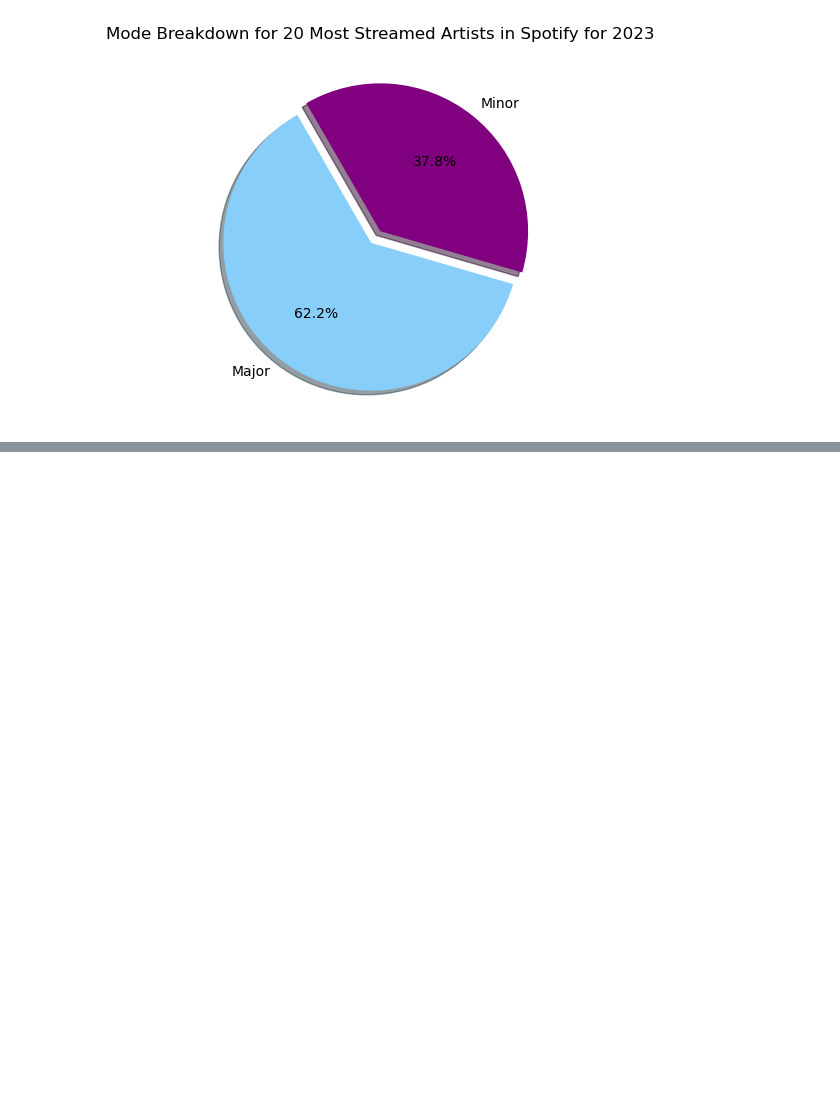
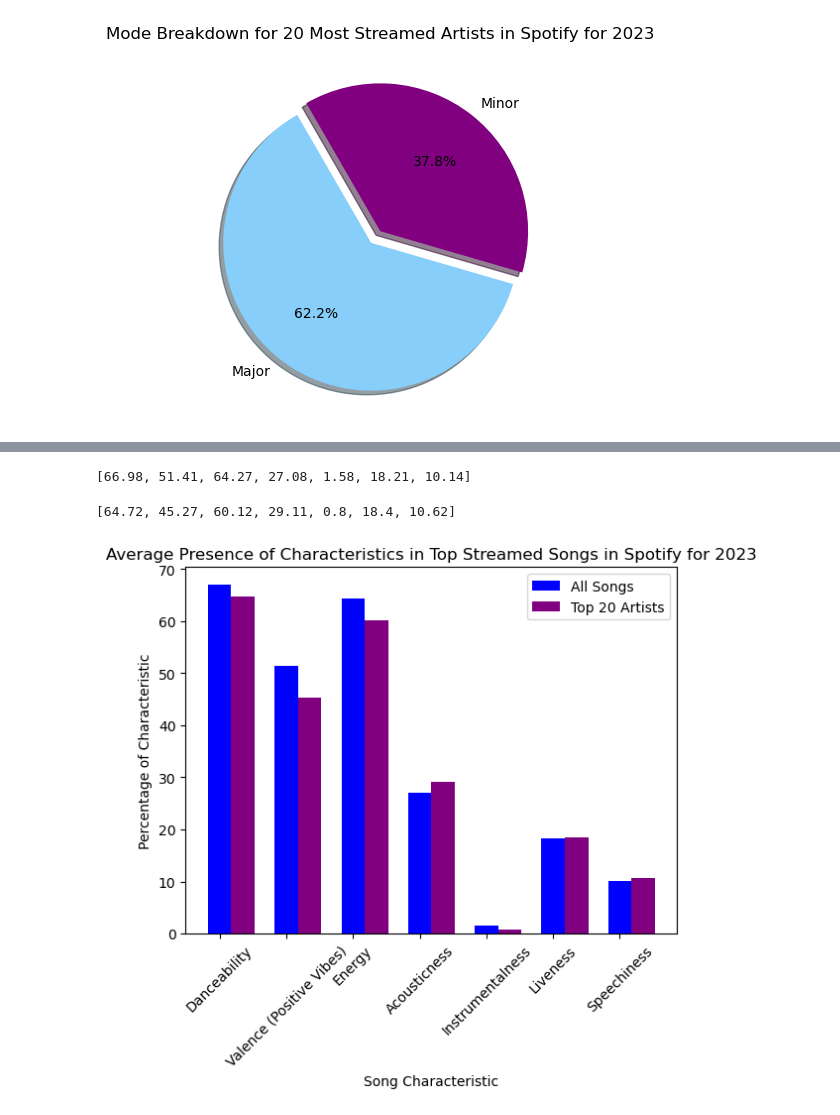
Before and after one commit to d6kramer/project-1-group-08, a Jupyter notebook: starter_notebook.ipynb, the cells around one changed output, grey strips where cells are left out. Saved outputs shown, nothing was run; the diff lists cells and outputs as text; code cells hidden in the pictures; blank space fills up the shorter version.

Commit message:
characteristics bar graphs added

```diff
--- a/starter_notebook.ipynb
+++ b/starter_notebook.ipynb
@@ -395,8 +461,43 @@ qualities_df["mode"].value_counts()
 # %%
-qualities_df["key"].value_counts()
+all_chars = []
+all_chars.append(round(qualities_df["danceability_%"].mean(), 2))
+all_chars.append(round(qualities_df["valence_%"].mean(), 2))
+all_chars.append(round(qualities_df["energy_%"].mean(), 2))
+all_chars.append(round(qualities_df["acousticness_%"].mean(), 2))
+all_chars.append(round(qualities_df["instrumentalness_%"].mean(), 2))
+all_chars.append(round(qualities_df["liveness_%"].mean(), 2))
+all_chars.append(round(qualities_df["speechiness_%"].mean(), 2))
+
+
+all_chars
+# %% [output]
+[66.98, 51.41, 64.27, 27.08, 1.58, 18.21, 10.14]
 # %%
-artist_key = qualities_df.groupby(["Artist Name 1", "key"])["key"].value_counts()
+top20_chars = []
+top20_chars.append(round(top_artists["danceability_%"].mean(), 2))
+top20_chars.append(round(top_artists["valence_%"].mean(), 2))
+top20_chars.append(round(top_artists["energy_%"].mean(), 2))
+top20_chars.append(round(top_artists["acousticness_%"].mean(), 2))
+top20_chars.append(round(top_artists["instrumentalness_%"].mean(), 2))
+top20_chars.append(round(top_artists["liveness_%"].mean(), 2))
+top20_chars.append(round(top_artists["speechiness_%"].mean(), 2))
 
-key = pd.DataFrame(artist_key.sort_values(ascending=False))
-
-key
+top20_chars
+# %% [output]
+[64.72, 45.27, 60.12, 29.11, 0.8, 18.4, 10.62]
+# %%
+characteristics = ["Danceability", "Valence (Positive Vibes)","Energy","Acousticness",
+                   "Instrumentalness","Liveness","Speechiness"]
+bar_width = 0.35
+fig, ax = plt.subplots()
+bar1 = ax.bar(characteristics, all_chars, bar_width, label="All Songs", color='b')
+bar2 = ax.bar([i + bar_width for i in range(len(characteristics))], top20_chars,
+              bar_width, label="Top 20 Artists", color='purple')
+ax.set_title("Average Presence of Characteristics in Top Streamed Songs in Spotify for 2023")
+ax.legend()
+ax.set_xlabel("Song Characteristic")
+ax.set_ylabel("Percentage of Characteristic")
+ax.set_xticklabels(characteristics, rotation=45)
+fig.show()
+# %% [output]
+[figure, added]
```
Also changed, not shown: parts of 2 cells of this notebook.
